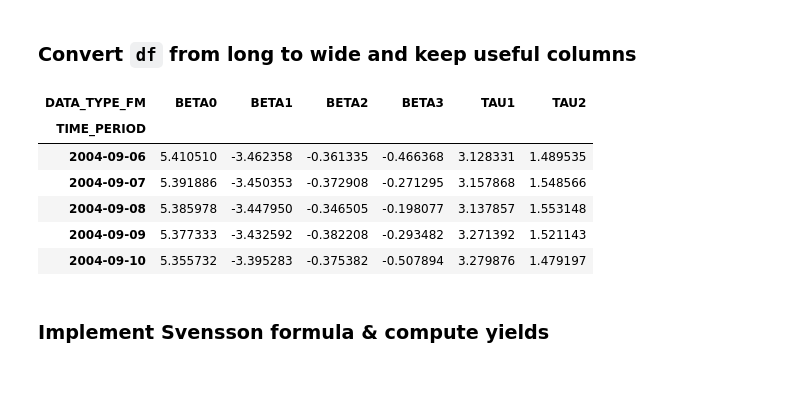
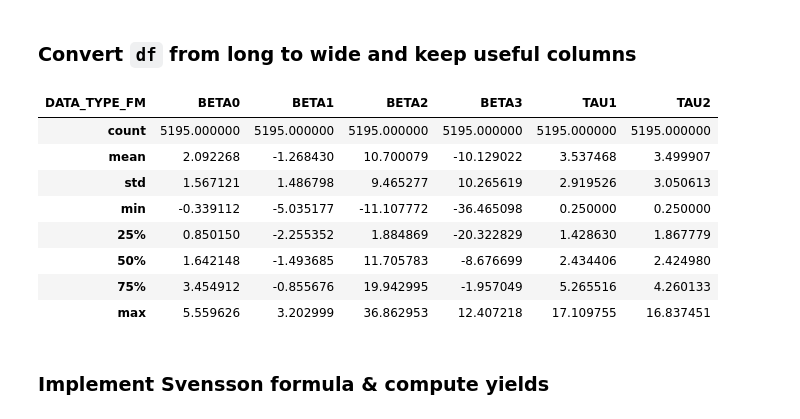
Before and after one commit to emschutt/Asset-Pricing, a Jupyter notebook: AP_v1.ipynb, the cells around one changed output. Cells and saved outputs as stored; diff of their text form; code cells hidden in the pictures; blank space fills up the shorter version.

```diff
--- a/AP_v1.ipynb
+++ b/AP_v1.ipynb
@@ -25,37 +25,40 @@ Index(['KEY', 'FREQ', 'REF_AREA', 'CURRENCY', 'PROVIDER_FM', 'INSTRUMENT_FM',
 # %%
 # Parse dates
 df["TIME_PERIOD"] = pd.to_datetime(df["TIME_PERIOD"])
 
 # Keep only government bond Svensson params
 mask = (
     (df["REF_AREA"] == "U2") &
     (df["CURRENCY"] == "EUR") &
     (df["PROVIDER_FM"] == "4F") &
     (df["INSTRUMENT_FM"] == "G_N_A") &
     (df["PROVIDER_FM_ID"] == "SV_C_YM")
 )
 
 df_yc = df.loc[mask, ["TIME_PERIOD", "DATA_TYPE_FM", "OBS_VALUE"]].copy()
 
 # Pivot: rows = date, columns = parameter
 yc_params = df_yc.pivot_table(
     index="TIME_PERIOD",
     columns="DATA_TYPE_FM",
     values="OBS_VALUE"
 ).sort_index()
 
 needed_cols = ["BETA0", "BETA1", "BETA2", "BETA3", "TAU1", "TAU2"]
 yc_params = yc_params[needed_cols]
 
 yc_params.head()
+yc_params.describe()
 # %% [output]
 | DATA_TYPE_FM | BETA0 | BETA1 | BETA2 | BETA3 | TAU1 | TAU2 |
-| TIME_PERIOD |  |  |  |  |  |  |
-| 2004-09-06 | 5.410510 | -3.462358 | -0.361335 | -0.466368 | 3.128331 | 1.489535 |
-| 2004-09-07 | 5.391886 | -3.450353 | -0.372908 | -0.271295 | 3.157868 | 1.548566 |
-| 2004-09-08 | 5.385978 | -3.447950 | -0.346505 | -0.198077 | 3.137857 | 1.553148 |
-| 2004-09-09 | 5.377333 | -3.432592 | -0.382208 | -0.293482 | 3.271392 | 1.521143 |
-| 2004-09-10 | 5.355732 | -3.395283 | -0.375382 | -0.507894 | 3.279876 | 1.479197 |
+| count | 5195.000000 | 5195.000000 | 5195.000000 | 5195.000000 | 5195.000000 | 5195.000000 |
+| mean | 2.092268 | -1.268430 | 10.700079 | -10.129022 | 3.537468 | 3.499907 |
+| std | 1.567121 | 1.486798 | 9.465277 | 10.265619 | 2.919526 | 3.050613 |
+| min | -0.339112 | -5.035177 | -11.107772 | -36.465098 | 0.250000 | 0.250000 |
+| 25% | 0.850150 | -2.255352 | 1.884869 | -20.322829 | 1.428630 | 1.867779 |
+| 50% | 1.642148 | -1.493685 | 11.705783 | -8.676699 | 2.434406 | 2.424980 |
+| 75% | 3.454912 | -0.855676 | 19.942995 | -1.957049 | 5.265516 | 4.260133 |
+| max | 5.559626 | 3.202999 | 36.862953 | 12.407218 | 17.109755 | 16.837451 |
 # %% [markdown]
 ### Implement Svensson formula & compute yields
 # %%
```
Also changed, not shown: parts of 7 cells of this notebook, 1 other file.
